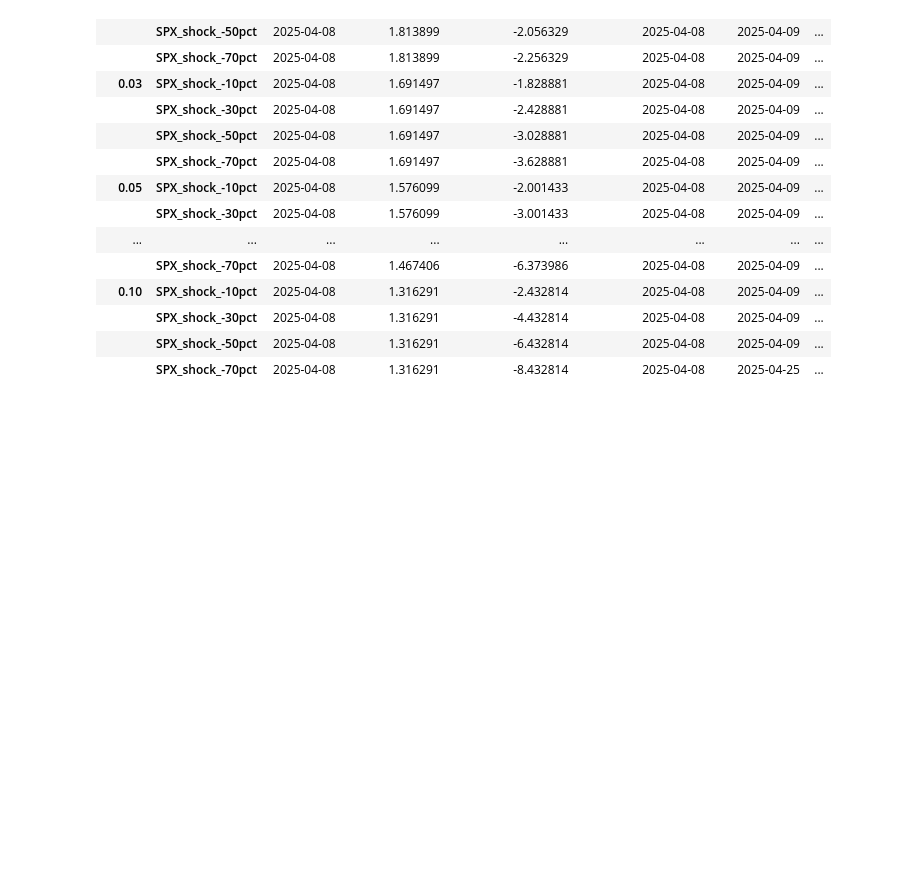
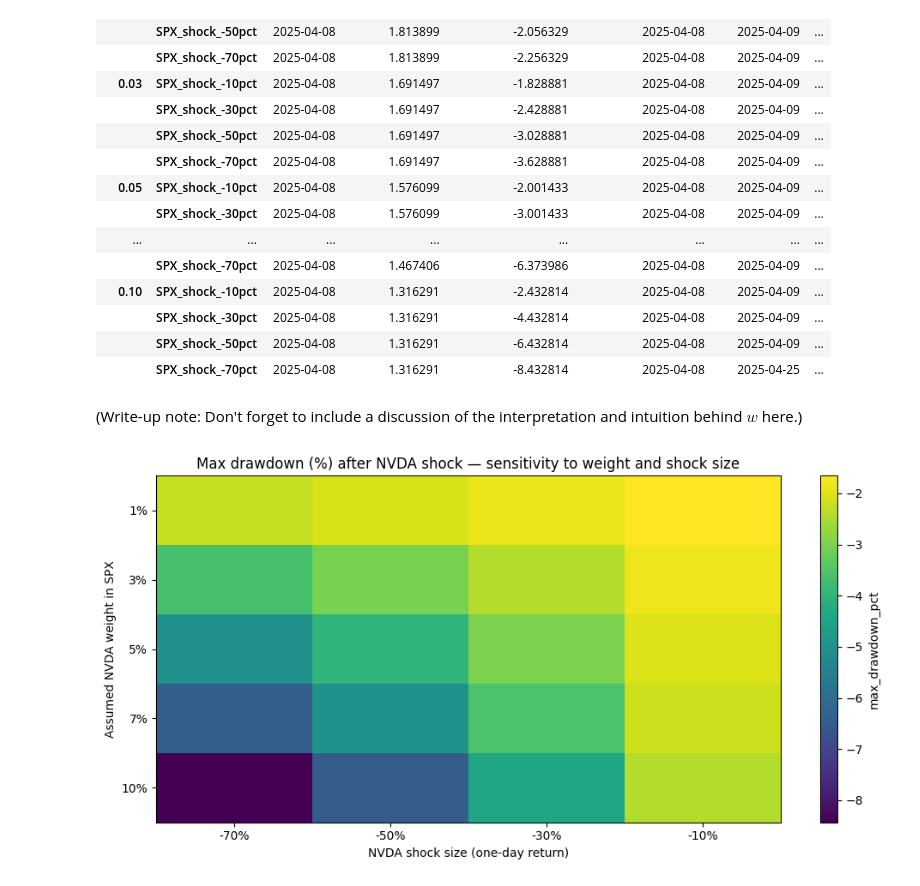
Before and after one commit to skolins3651/nvda-spx-risk-analysis, a Jupyter notebook: notebooks/01_explore_ex_nvda.ipynb, the cells around one changed output. Cells and saved outputs as stored; diff of their text form; code cells hidden in the pictures; blank space fills up the shorter version.

Commit message:
feat: add sensitivity heatmap plotting helper

```diff
--- a/notebooks/01_explore_ex_nvda.ipynb
+++ b/notebooks/01_explore_ex_nvda.ipynb
@@ -256,3 +256,17 @@ sens
 |  | SPX_shock_-30pct | 2025-04-08 | 1.316291 | -4.432814 | 2025-04-08 | 2025-04-09 | ... |
 |  | SPX_shock_-50pct | 2025-04-08 | 1.316291 | -6.432814 | 2025-04-08 | 2025-04-09 | ... |
 |  | SPX_shock_-70pct | 2025-04-08 | 1.316291 | -8.432814 | 2025-04-08 | 2025-04-25 | ... |
+# %% [markdown]
+(Write-up note: Don't forget to include a discussion of the interpretation and intuition behind $w$ here.)
+# %%
+# testing heatmap for max drawdown percentage
+
+from src.nvda_spx.plotting import plot_sensitivity_heatmap
+
+plot_sensitivity_heatmap(
+    sens,
+    metric="max_drawdown_pct",
+    title="Max drawdown (%) after NVDA shock — sensitivity to weight and shock size",
+);
+# %% [output]
+[figure, added]
```
Also changed, not shown: parts of 3 cells of this notebook, 1 other file.
